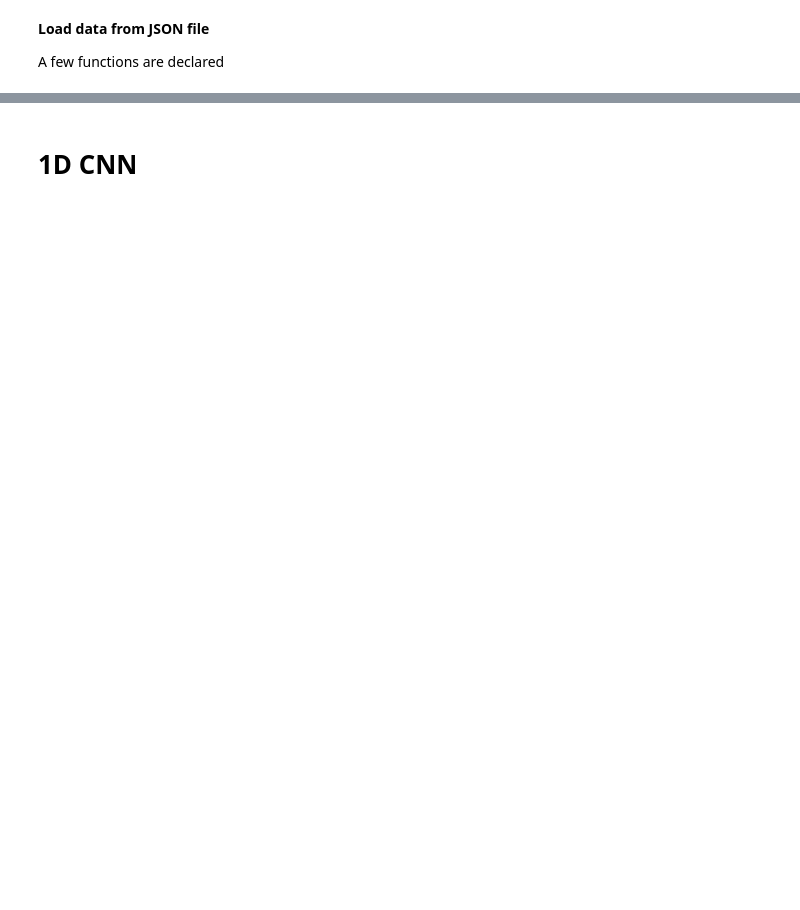
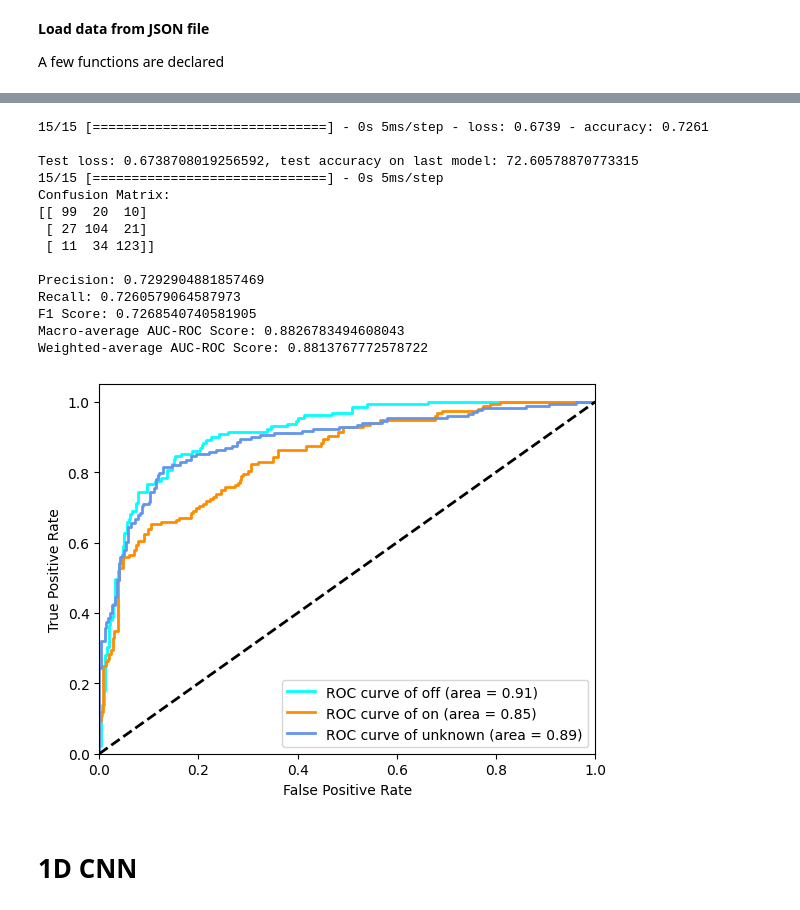
Before and after one commit to sumansamui/tinyML_projects, a Jupyter notebook: KWS/ML_framework.ipynb, the cells around one changed output, grey strips where cells are left out. Drawn from its saved outputs; the diff is of its cells as text; code cells hidden in the pictures; blank space fills up the shorter version.

```diff
--- a/KWS/ML_framework.ipynb
+++ b/KWS/ML_framework.ipynb
@@ -463,11 +562,11 @@ model.save(SAVED_MODEL_PATH)
 test_loss, test_acc = model.evaluate(X_test, y_test)
 print("\nTest loss: {}, test accuracy on last model: {}".format(test_loss, 100*test_acc))
 
-trained_model = load_model("drive/MyDrive/tinyML_projects/KWS/2D_CNN.keras")
+#trained_model = load_model("drive/MyDrive/tinyML_projects/KWS/2D_CNN.keras")
 
 # evaluate network on test set
-test_loss, test_acc = trained_model.evaluate(X_test, y_test)
-print("\nTest loss: {}, test accuracy on best model: {}".format(test_loss, 100*test_acc))
+#test_loss, test_acc = trained_model.evaluate(X_test, y_test)
+#print("\nTest loss: {}, test accuracy on best model: {}".format(test_loss, 100*test_acc))
 
 # Making predictions on the test set
 y_pred_probs = model.predict(X_test)  # Assuming model output probabilities for each class
@@ -486,6 +585,13 @@ f1 = f1_score(y_test, y_pred, average='weighted')
 print("\nPrecision:", precision)
 print("Recall:", recall)
 print("F1 Score:", f1)
+
+###########################
+# Binarize the output labels for multiclass ROC AUC computation
+y_bin = label_binarize(y_test, classes=np.arange(CLASS))
+
+#print(f"y shape: {y.shape}")
+#print(f"y_pred_prob shape: {y_pred_prob.shape}")
 
 # Compute AUC-ROC score for each class
 auc_scores = []
@@ -493,33 +599,49 @@ for i in range(CLASS):
     auc = roc_auc_score(y_bin[:, i], y_pred_probs[:, i])
     auc_scores.append(auc)
     #print(f"AUC-ROC Score for class {class_names[i]}: {auc}")
 
 # Compute macro-average AUC-ROC score
 macro_roc_auc_ovr = roc_auc_score(y_bin, y_pred_probs, average="macro", multi_class="ovr")
 print(f"Macro-average AUC-ROC Score: {macro_roc_auc_ovr}")
 
 # Compute weighted-average AUC-ROC score
 weighted_roc_auc_ovr = roc_auc_score(y_bin, y_pred_probs, average="weighted", multi_class="ovr")
 print(f"Weighted-average AUC-ROC Score: {weighted_roc_auc_ovr}")
 
 # Plot ROC curves for each class
 fpr = dict()
 tpr = dict()
 for i in range(CLASS):
     fpr[i], tpr[i], _ = roc_curve(y_bin[:, i], y_pred_probs[:, i])
 
 colors = cycle(['aqua', 'darkorange', 'cornflowerblue', 'green', 'red', 'purple'])
 plt.figure()
 for i, color in zip(range(CLASS), colors):
     plt.plot(fpr[i], tpr[i], color=color, lw=2, label='ROC curve of {0} (area = {1:0.2f})'.format(class_names[i], auc_scores[i]))
 plt.plot([0, 1], [0, 1], 'k--', lw=2)
 plt.xlim([0.0, 1.0])
 plt.ylim([0.0, 1.05])
 plt.xlabel('False Positive Rate')
 plt.ylabel('True Positive Rate')
 #plt.title('Receiver Operating Characteristic to multi-class')
 plt.legend(loc="lower right")
 plt.show()
+# %% [output]
+15/15 [==============================] - 0s 5ms/step - loss: 0.6739 - accuracy: 0.7261
+
+Test loss: 0.6738708019256592, test accuracy on last model: 72.60578870773315
+15/15 [==============================] - 0s 5ms/step
+Confusion Matrix:
+[[ 99  20  10]
+ [ 27 104  21]
+ [ 11  34 123]]
+
+Precision: 0.7292904881857469
+Recall: 0.7260579064587973
+F1 Score: 0.7268540740581905
+Macro-average AUC-ROC Score: 0.8826783494608043
+Weighted-average AUC-ROC Score: 0.8813767772578722
+[figure, added]
 # %% [markdown]
 # 1D CNN
 # %%
```
Also changed, not shown: parts of 15 cells of this notebook.
